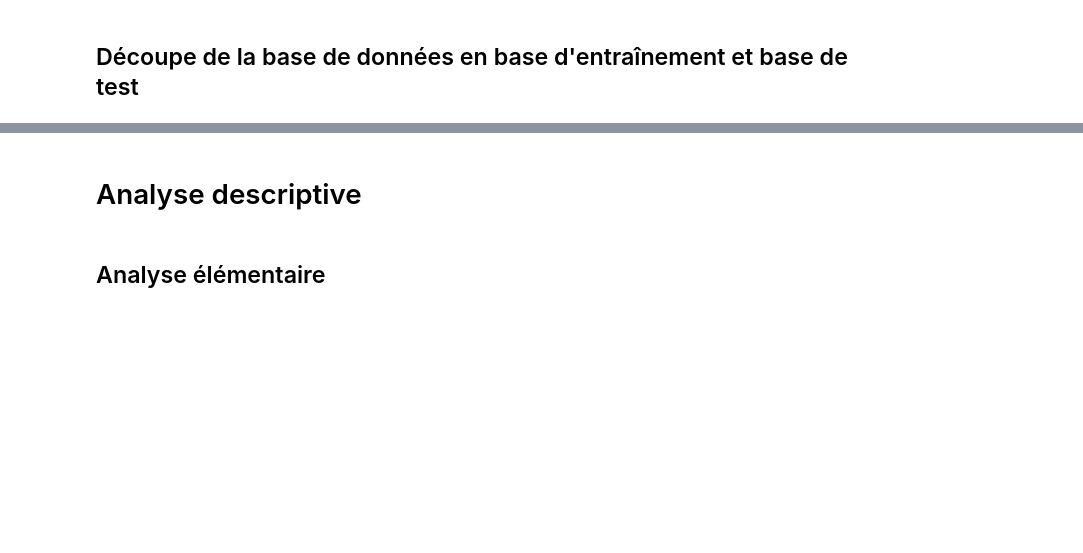
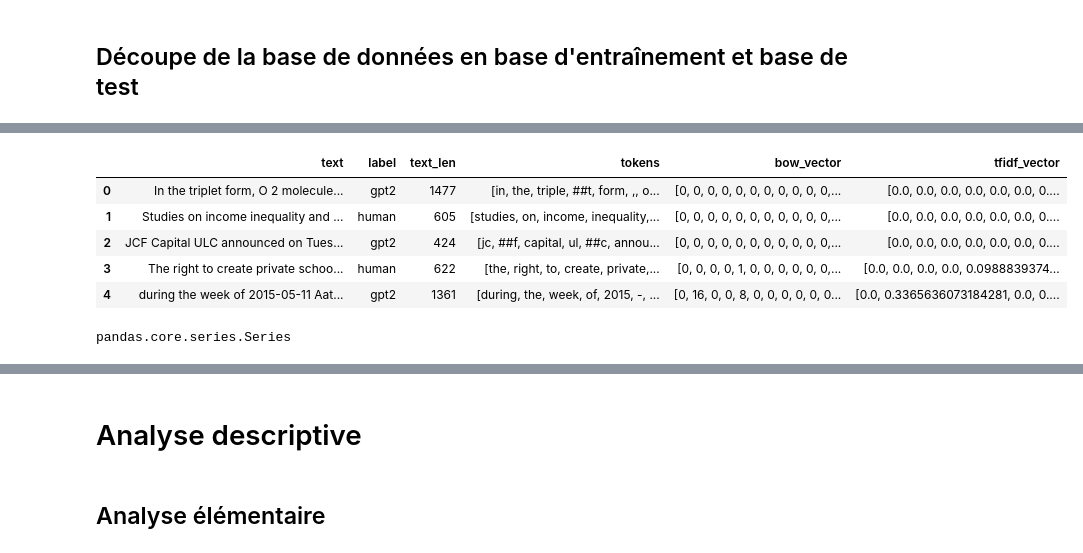
Before and after one commit to AminaManseur29/ENSAE_NLP_project, a Jupyter notebook: notebook.ipynb, the cells around one changed output, grey strips where cells are left out. Drawn from its saved outputs; the diff is of its cells as text; code cells hidden in the pictures; blank space fills up the shorter version.

```diff
--- a/notebook.ipynb
+++ b/notebook.ipynb
@@ -106,6 +142,16 @@ train_df, test_df = train_test_split(sample_df, test_size=0.2, random_state=42)
 # Sauvegarde des dataframes d'entraînement et de test dans des fichiers JSONL
 train_df.to_json('data/en_train_lines.jsonl', orient='records', lines=True)
 test_df.to_json('data/en_test_lines.jsonl', orient='records', lines=True)
+# %%
+text_train = train_df['text']
+label_train = train_df['label']
+bert_token_train = train_df['bert_tokens']
+word_token_train = train_df['word_tokens']
+
+text_test = test_df['text']
+label_test = test_df['label']
+bert_token_test = test_df['bert_tokens']
+word_token_test = test_df['word_tokens']
 # %%
 sample_df.head()
 # %% [output]
@@ -117,0 +168,42 @@ sample_df.head()
+# %%
+# Encodage des textes avec Bag-of-word
+# Créer et entraîner le vectorizer
+vectorizer = CountVectorizer(max_features=1000)  # Limiter à 1000 mots les plus fréquents
+# Entraîner le vectorizer sur les textes d'entraînement
+vectorizer.fit(text_train)
+
+# Transformer les textes d'entraînement et de test en vecteurs
+text_train_counts = vectorizer.transform(text_train)
+text_test_counts = vectorizer.transform(text_test)
+
+# On transforme tous les textes en vecteurs
+bow_vectors = vectorizer.transform(sample_df["text"]).toarray().tolist()
+
+# Et on ajoute la colonne
+sample_df["bow_vector"] = bow_vectors
+# %%
+# Encodage des textes avec TF-IDF
+# Création du vectorizer avec 1000 mots max
+tfidf_vectorizer = TfidfVectorizer(max_features=1000)
+
+# Apprentissage du vocabulaire sur les textes d'entraînement
+tfidf_vectorizer.fit(text_train)
+
+# Transformation des textes d'entraînement et de test en vecteurs TF-IDF
+text_train_tfidf = tfidf_vectorizer.transform(text_train)
+text_test_tfidf = tfidf_vectorizer.transform(text_test)
+
+# Application sur tous les textes du dataset
+tfidf_vectors = tfidf_vectorizer.transform(sample_df["text"])
+
+# Conversion en liste et ajout au DataFrame
+sample_df["tfidf_vector"] = tfidf_vectors.toarray().tolist()
+# %%
+sample_df.head()
+# %% [output]
+|  | text | label | text_len | tokens | bow_vector | tfidf_vector |
+| 0 | In the triplet form, O 2 molecule... | gpt2 | 1477 | [in, the, triple, ##t, form, ,, o... | [0, 0, 0, 0, 0, 0, 0, 0, 0, 0, 0,... | [0.0, 0.0, 0.0, 0.0, 0.0, 0.0, 0.... |
+| 1 | Studies on income inequality and ... | human | 605 | [studies, on, income, inequality,... | [0, 0, 0, 0, 0, 0, 0, 0, 0, 0, 0,... | [0.0, 0.0, 0.0, 0.0, 0.0, 0.0, 0.... |
+| 2 | JCF Capital ULC announced on Tues... | gpt2 | 424 | [jc, ##f, capital, ul, ##c, annou... | [0, 0, 0, 0, 0, 0, 0, 0, 0, 0, 0,... | [0.0, 0.0, 0.0, 0.0, 0.0, 0.0, 0.... |
+| 3 | The right to create private schoo... | human | 622 | [the, right, to, create, private,... | [0, 0, 0, 0, 1, 0, 0, 0, 0, 0, 0,... | [0.0, 0.0, 0.0, 0.0, 0.0988839374... |
+| 4 | during the week of 2015-05-11 Aat... | gpt2 | 1361 | [during, the, week, of, 2015, -, ... | [0, 16, 0, 0, 8, 0, 0, 0, 0, 0, 0... | [0.0, 0.3365636073184281, 0.0, 0.... |
@@ -117,0 +227,4 @@ sample_df.head()
+# %%
+type(text_test)
+# %% [output]
+pandas.core.series.Series
```
Also changed, not shown: parts of 43 cells of this notebook, 11 other files.
